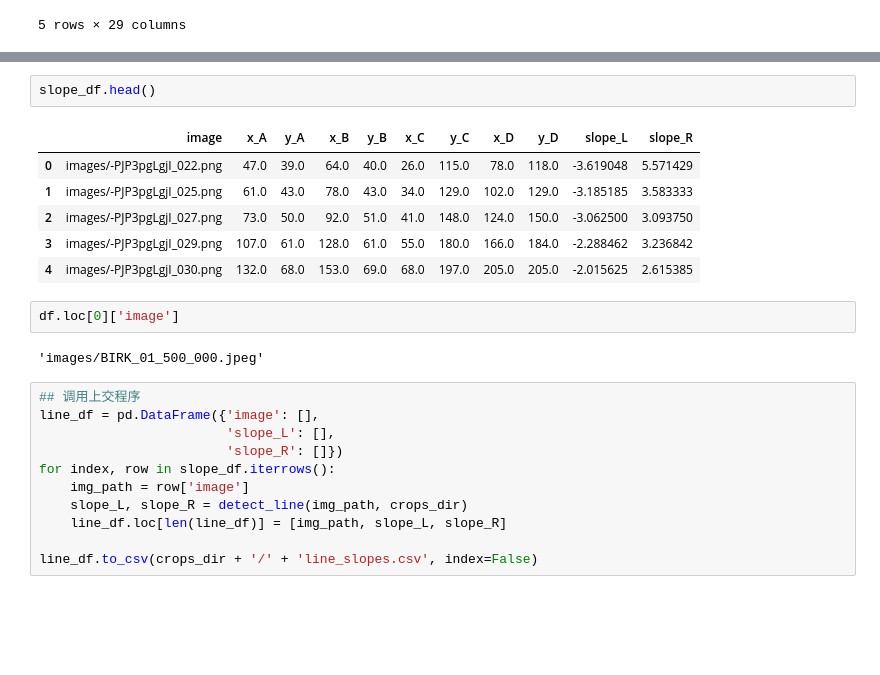
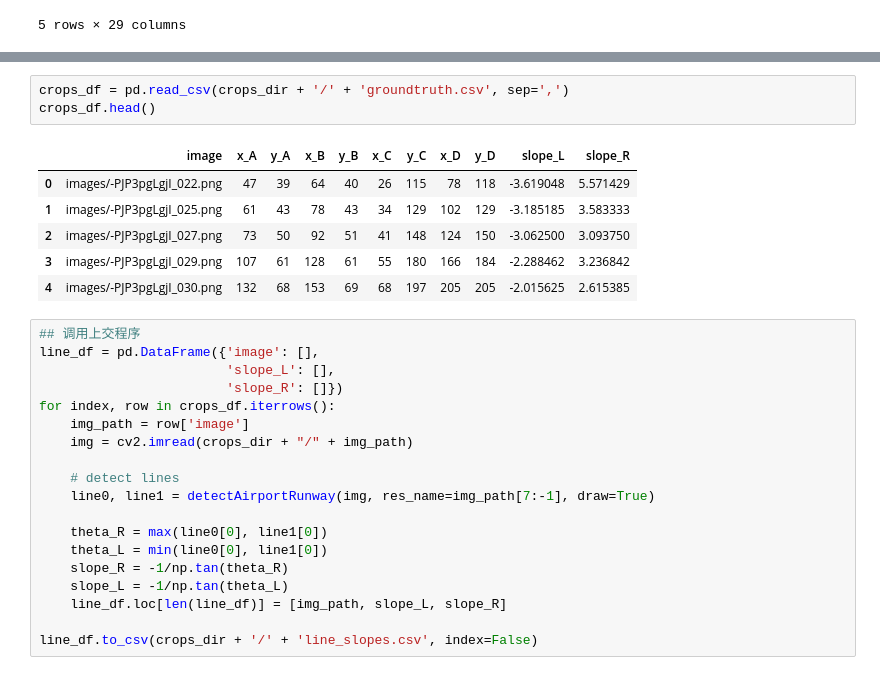
Before and after one commit to yang-jiaye/RunwayDetection, a Jupyter notebook: notebook/errorLARD.ipynb, the cells around one changed output, grey strips where cells are left out. Cells and saved outputs as stored; diff of their text form; blank space fills up the shorter version.

```diff
--- a/notebook/errorLARD.ipynb
+++ b/notebook/errorLARD.ipynb
@@ -153,24 +129,29 @@ crops_df.head()
-# %%
-slope_df.head()
-# %% [output]
-|  | image | x_A | y_A | x_B | y_B | x_C | y_C | x_D | y_D | slope_L | slope_R |
-| 0 | images/-PJP3pgLgjI_022.png | 47.0 | 39.0 | 64.0 | 40.0 | 26.0 | 115.0 | 78.0 | 118.0 | -3.619048 | 5.571429 |
-| 1 | images/-PJP3pgLgjI_025.png | 61.0 | 43.0 | 78.0 | 43.0 | 34.0 | 129.0 | 102.0 | 129.0 | -3.185185 | 3.583333 |
-| 2 | images/-PJP3pgLgjI_027.png | 73.0 | 50.0 | 92.0 | 51.0 | 41.0 | 148.0 | 124.0 | 150.0 | -3.062500 | 3.093750 |
-| 3 | images/-PJP3pgLgjI_029.png | 107.0 | 61.0 | 128.0 | 61.0 | 55.0 | 180.0 | 166.0 | 184.0 | -2.288462 | 3.236842 |
-| 4 | images/-PJP3pgLgjI_030.png | 132.0 | 68.0 | 153.0 | 69.0 | 68.0 | 197.0 | 205.0 | 205.0 | -2.015625 | 2.615385 |
-# %%
-df.loc[0]['image']
-# %% [output]
-'images/BIRK_01_500_000.jpeg'
+# %%
+crops_df = pd.read_csv(crops_dir + '/' + 'groundtruth.csv', sep=',')
+crops_df.head()
+# %% [output]
+|  | image | x_A | y_A | x_B | y_B | x_C | y_C | x_D | y_D | slope_L | slope_R |
+| 0 | images/-PJP3pgLgjI_022.png | 47 | 39 | 64 | 40 | 26 | 115 | 78 | 118 | -3.619048 | 5.571429 |
+| 1 | images/-PJP3pgLgjI_025.png | 61 | 43 | 78 | 43 | 34 | 129 | 102 | 129 | -3.185185 | 3.583333 |
+| 2 | images/-PJP3pgLgjI_027.png | 73 | 50 | 92 | 51 | 41 | 148 | 124 | 150 | -3.062500 | 3.093750 |
+| 3 | images/-PJP3pgLgjI_029.png | 107 | 61 | 128 | 61 | 55 | 180 | 166 | 184 | -2.288462 | 3.236842 |
+| 4 | images/-PJP3pgLgjI_030.png | 132 | 68 | 153 | 69 | 68 | 197 | 205 | 205 | -2.015625 | 2.615385 |
 # %%
 ## 调用上交程序
 line_df = pd.DataFrame({'image': [],
                         'slope_L': [],
                         'slope_R': []})
-for index, row in slope_df.iterrows():
+for index, row in crops_df.iterrows():
     img_path = row['image']
-    slope_L, slope_R = detect_line(img_path, crops_dir)
+    img = cv2.imread(crops_dir + "/" + img_path)
+
+    # detect lines
+    line0, line1 = detectAirportRunway(img, res_name=img_path[7:-1], draw=True)
+
+    theta_R = max(line0[0], line1[0])
+    theta_L = min(line0[0], line1[0])
+    slope_R = -1/np.tan(theta_R)
+    slope_L = -1/np.tan(theta_L)
     line_df.loc[len(line_df)] = [img_path, slope_L, slope_R]
 
 line_df.to_csv(crops_dir + '/' + 'line_slopes.csv', index=False)
```
Also changed, not shown: parts of 7 cells of this notebook, 5 other files.
